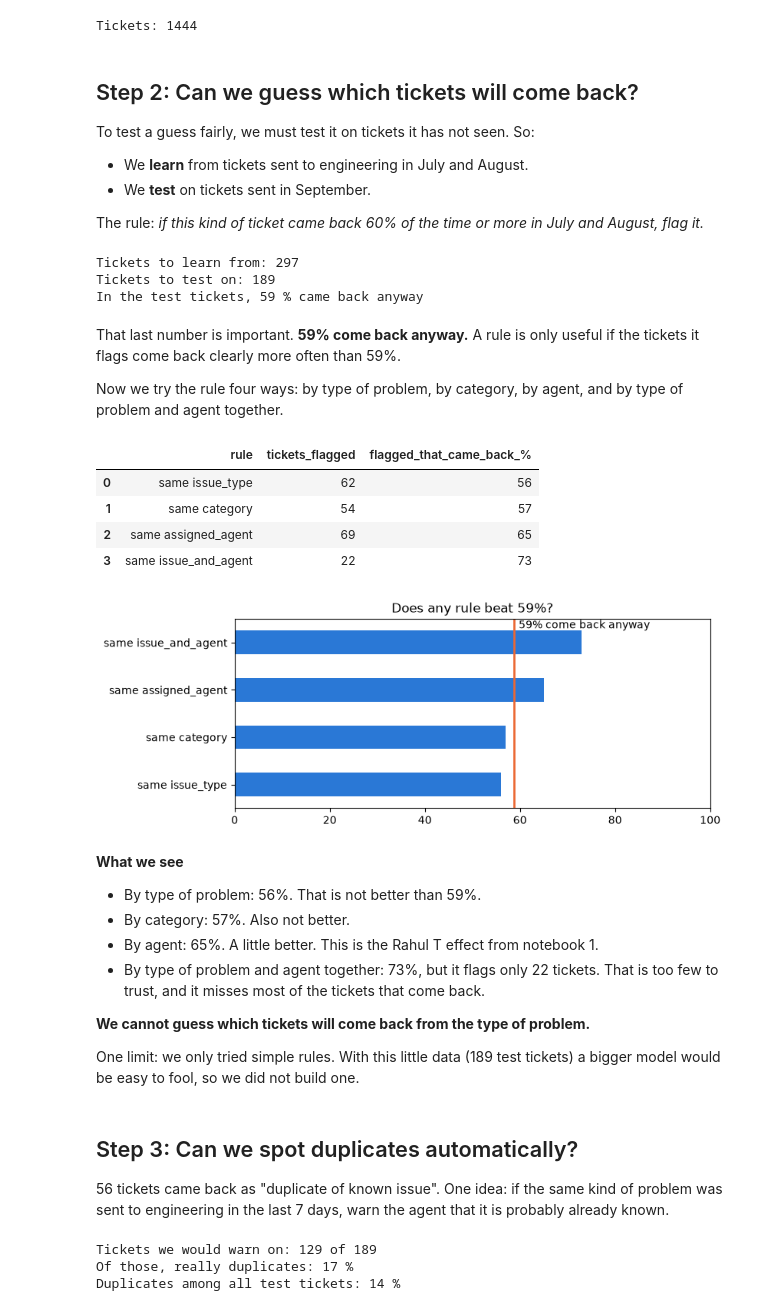
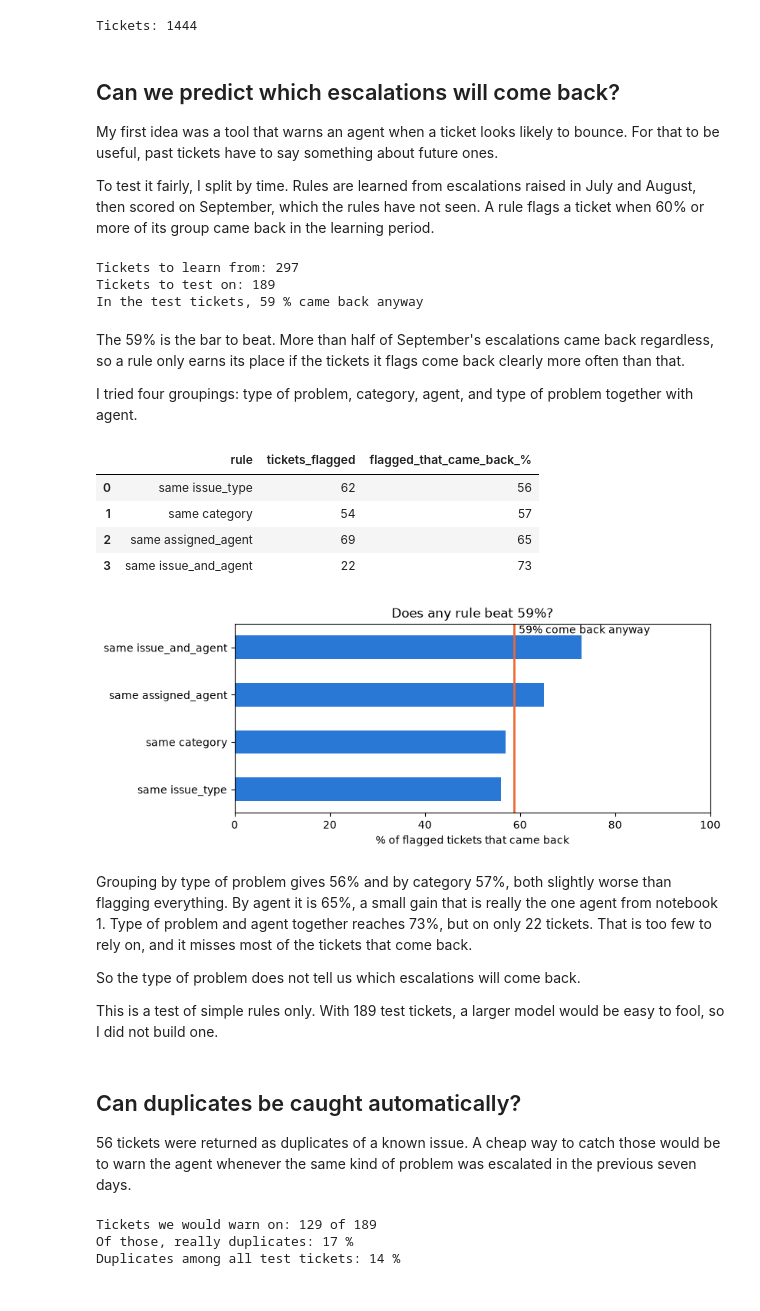
Before and after one commit to Ankur377823/rideops-escalation-check, a Jupyter notebook: notebooks/03_does_it_work.ipynb, the cells around one changed output. Saved outputs shown, nothing was run; the diff lists cells and outputs as text; code cells hidden in the pictures.

```diff
--- a/notebooks/03_does_it_work.ipynb
+++ b/notebooks/03_does_it_work.ipynb
@@ -46,14 +41,14 @@ print("Tickets:", len(df))
 # %% [output]
 Tickets: 1444
 # %% [markdown]
-## Step 2: Can we guess which tickets will come back?
+## Can we predict which escalations will come back?
 
-To test a guess fairly, we must test it on tickets it has not seen. So:
+My first idea was a tool that warns an agent when a ticket looks likely to bounce. For that to be
+useful, past tickets have to say something about future ones.
 
-- We **learn** from tickets sent to engineering in July and August.
-- We **test** on tickets sent in September.
-
-The rule: *if this kind of ticket came back 60% of the time or more in July and August, flag it.*
+To test it fairly, I split by time. Rules are learned from escalations raised in July and August, then
+scored on September, which the rules have not seen. A rule flags a ticket when 60% or more of its group
+came back in the learning period.
 # %%
 sent_to_eng = df[df["escalated"]]
 
@@ -71,11 +66,10 @@ Tickets to learn from: 297
 Tickets to test on: 189
 In the test tickets, 59 % came back anyway
 # %% [markdown]
-That last number is important. **59% come back anyway.** A rule is only useful if the tickets it
-flags come back clearly more often than 59%.
+The 59% is the bar to beat. More than half of September's escalations came back regardless, so a rule
+only earns its place if the tickets it flags come back clearly more often than that.
 
-Now we try the rule four ways: by type of problem, by category, by agent, and by type of problem
-and agent together.
+I tried four groupings: type of problem, category, agent, and type of problem together with agent.
 # %%
 # One more column: the type of problem and the agent together
 learn = learn.assign(issue_and_agent=learn["issue_type"] + " | " + learn["assigned_agent"])
@@ -110,31 +104,29 @@ results
 # %%
 results.plot(kind="barh", x="rule", y="flagged_that_came_back_%", color="#2a78d6",
              legend=False, figsize=(8, 3.2), title="Does any rule beat 59%?")
 plt.axvline(normal_rate * 100, color="#eb6834", linewidth=2)
 plt.text(normal_rate * 100 + 1, 3.3, "59% come back anyway")
 plt.xlim(0, 100)
 plt.ylabel("")
+plt.xlabel("% of flagged tickets that came back")
 plt.show()
 # %% [output]
-[figure, old version]
+[figure, new version]
 # %% [markdown]
-**What we see**
+Grouping by type of problem gives 56% and by category 57%, both slightly worse than flagging everything.
+By agent it is 65%, a small gain that is really the one agent from notebook 1. Type of problem and agent
+together reaches 73%, but on only 22 tickets. That is too few to rely on, and it misses most of the
+tickets that come back.
 
-- By type of problem: 56%. That is not better than 59%.
-- By category: 57%. Also not better.
-- By agent: 65%. A little better. This is the Rahul T effect from notebook 1.
-- By type of problem and agent together: 73%, but it flags only 22 tickets. That is too few to trust,
-  and it misses most of the tickets that come back.
+So the type of problem does not tell us which escalations will come back.
 
-**We cannot guess which tickets will come back from the type of problem.**
-
-One limit: we only tried simple rules. With this little data (189 test tickets) a bigger model would
-be easy to fool, so we did not build one.
+This is a test of simple rules only. With 189 test tickets, a larger model would be easy to fool, so I
+did not build one.
 # %% [markdown]
-## Step 3: Can we spot duplicates automatically?
+## Can duplicates be caught automatically?
 
-56 tickets came back as "duplicate of known issue". One idea: if the same kind of problem was sent to
-engineering in the last 7 days, warn the agent that it is probably already known.
+56 tickets were returned as duplicates of a known issue. A cheap way to catch those would be to warn the
+agent whenever the same kind of problem was escalated in the previous seven days.
 # %%
 seen_recently = []
 
```
Also changed, not shown: parts of 9 cells of this notebook, 2 other files.
